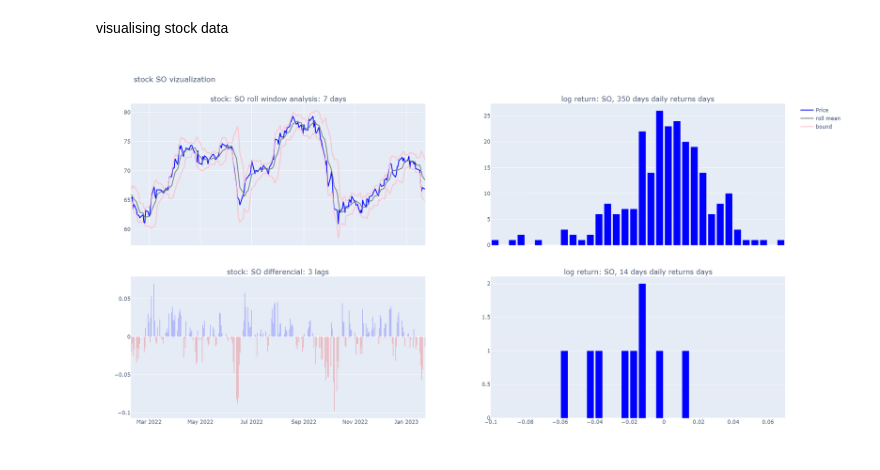
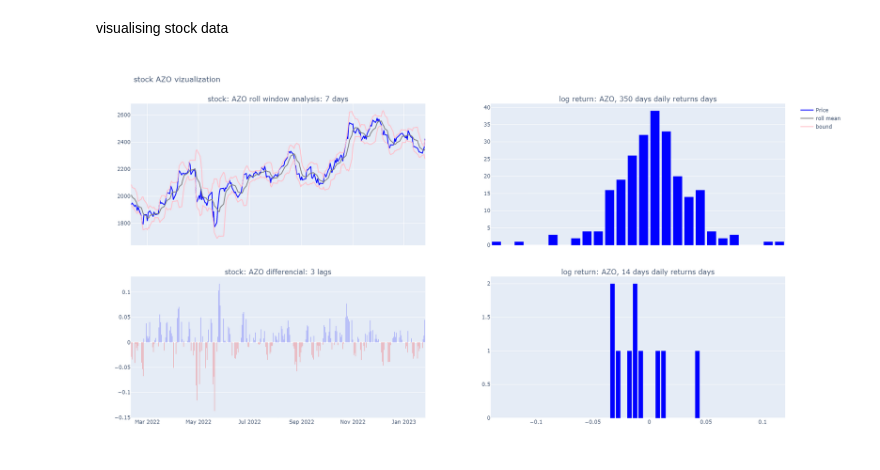
Before and after one commit to miguelmayhem92/virgo, a Jupyter notebook: research_env/eda-stock.ipynb, the cells around one changed output. Saved outputs shown, nothing was run; the diff lists cells and outputs as text; code cells hidden in the pictures.

```diff
--- a/research_env/eda-stock.ipynb
+++ b/research_env/eda-stock.ipynb
@@ -87,6 +87,6 @@ n_days = 350
 window = 7
 lags = 3
 # %%
-viz_data(stock_code = "SO", n_days = n_days, window = window, lags = lags)
+viz_data(stock_code = "AZO", n_days = n_days, window = window, lags = lags)
 # %% [output]
-[figure, old version]
+[figure, new version]
```
Also changed, not shown: parts of 10 cells of this notebook, 7 other files.
